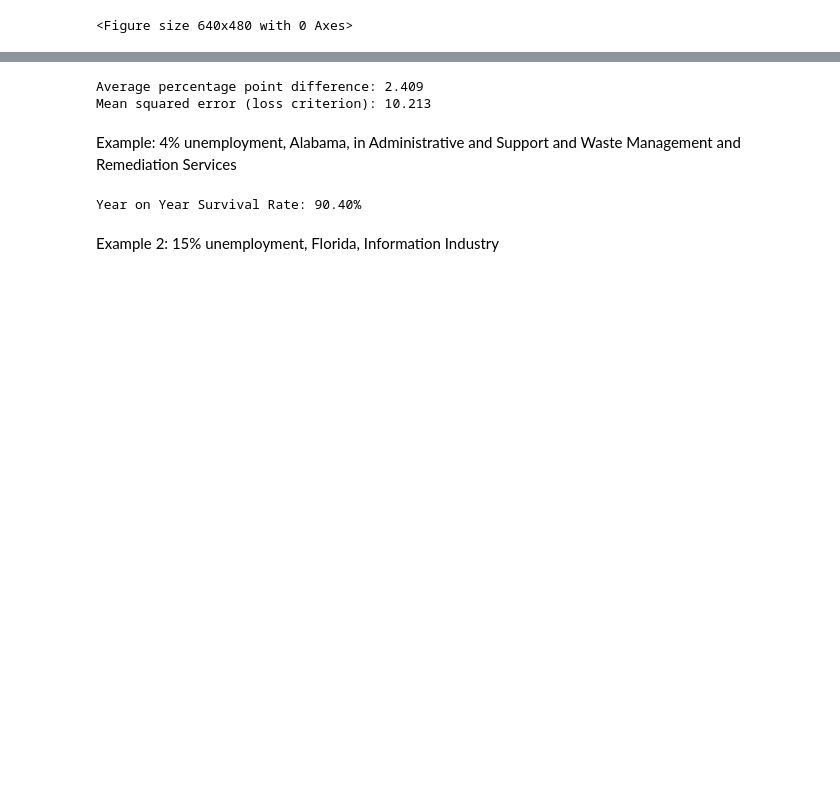
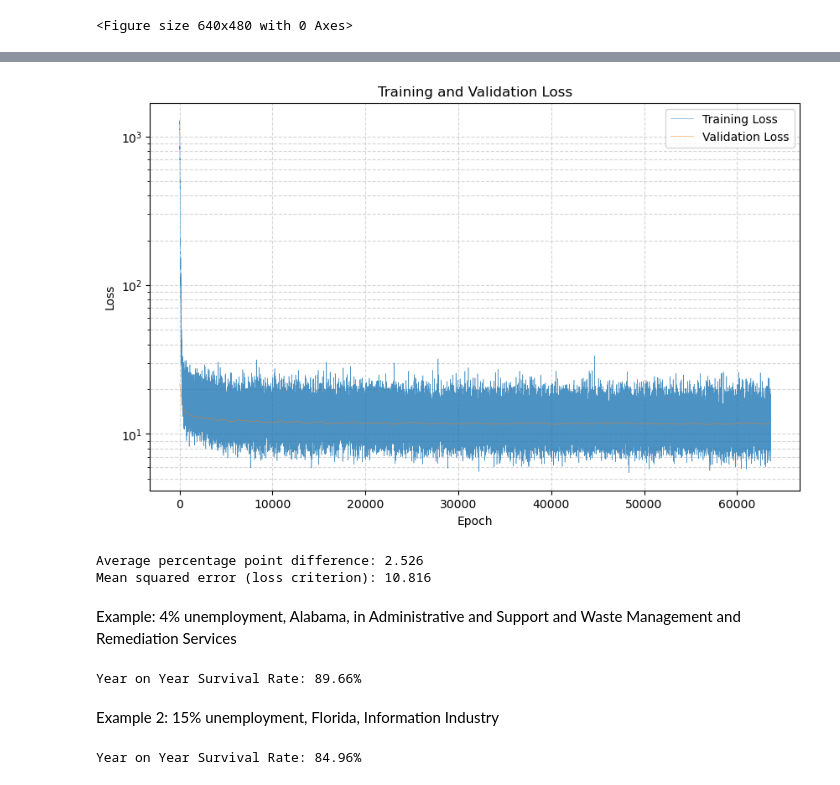
Before and after one commit to SebastianSeljak/PIC16B_Econ, a Jupyter notebook: model.ipynb, the cells around one changed output, grey strips where cells are left out. Saved outputs shown, nothing was run; the diff lists cells and outputs as text; code cells hidden in the pictures; blank space fills up the shorter version.

Commit message:
More advanced models added, with regularization and stronger learning capabilities. Added models to cache

```diff
--- a/model.ipynb
+++ b/model.ipynb
@@ -443,0 +825,18 @@ plt.semilogy(loss_data_optimal, linewidth=0.4, alpha=0.8)
+# %%
+best_params = (175, 50, 0.001, 64, 20)
+h1, h2, lr, bs, ep = best_params
+
+train_val_data, test_data = train_test_split(final_dataset, test_size=0.2, random_state=42)
+train_data, val_data = train_test_split(train_val_data, test_size=0.125, random_state=42)
+
+# Create DataLoader for training and testing sets
+train_dataset = EconDataset(train_data, "State", "Industry", "Unemployment Rate", "Response")
+test_dataset = EconDataset(test_data, "State", "Industry", "Unemployment Rate", "Response")
+val_dataset = EconDataset(val_data, "State", "Industry", "Unemployment Rate", "Response")
+
+train_dataloader = DataLoader(train_dataset, batch_size=bs, shuffle=True)
+test_dataloader = DataLoader(test_dataset, batch_size=bs, shuffle=False)
+val_dataloader = DataLoader(val_dataset, batch_size=bs, shuffle=False)
+
+model_combined = SurvivalRateModel_Combined(input_size=input_size, hidden_size1=h1, hidden_size2=h2, hidden_size3=50, hidden_size4=25)
+loss_data_combined = model_combined.train_loop(train_dataloader, num_epochs=200, learning_rate=lr, device="cpu", val_dataloader=val_dataloader)
@@ -443,0 +857,22 @@ plt.semilogy(loss_data_optimal, linewidth=0.4, alpha=0.8)
+# %%
+train_loss, val_loss = loss_data_combined
+
+# Extend the validation loss to match the length of the training loss
+if len(val_loss) < len(train_loss):
+    val_loss_extended = np.interp(np.arange(len(train_loss)), np.linspace(0, len(train_loss) - 1, len(val_loss)), val_loss)
+else:
+    val_loss_extended = val_loss
+
+import matplotlib.pyplot as plt
+plt.figure(figsize=(10, 6))
+plt.plot(train_loss, label='Training Loss', linewidth=0.4, alpha=0.8)
+plt.plot(val_loss_extended, label='Validation Loss', linewidth=0.4, alpha=0.8)
+plt.xlabel('Epoch')
+plt.ylabel('Loss')
+plt.title('Training and Validation Loss')
+plt.yscale('log')
+plt.legend()
+plt.grid(True, which="both", ls="--", alpha=0.5)
+plt.show()
+# %% [output]
+[figure, added]
@@ -444,10 +885,10 @@ plt.semilogy(loss_data_optimal, linewidth=0.4, alpha=0.8)
 # %%
-predicted, actual = model_optimal.evaluate(test_dataloader, device="cpu")
+predicted, actual = model_combined.evaluate(test_dataloader, device="cpu")
 print(f"Average percentage point difference: {np.mean(abs(actual - predicted)):1.3f}")
 print(f"Mean squared error (loss criterion): {np.mean(abs(np.square(actual - predicted))):2.3f}")
 # %% [output]
-Average percentage point difference: 2.409
-Mean squared error (loss criterion): 10.213
+Average percentage point difference: 2.526
+Mean squared error (loss criterion): 10.816
 # %% [markdown]
 Example: 4% unemployment, Alabama, in Administrative and Support and Waste Management and Remediation Services
 # %%
@@ -457,9 +898,9 @@ sample_input = torch.tensor(np.concatenate([
     train_dataset.industry_encoder.transform([[1]]).reshape(-1, 1)
 ], axis=0), dtype=torch.float32).T
 # %%
-print(f"Year on Year Survival Rate: {float(model_optimal(sample_input)):1.2f}%")
+print(f"Year on Year Survival Rate: {float(model_combined(sample_input)):1.2f}%")
 # %% [output]
-Year on Year Survival Rate: 90.40%
+Year on Year Survival Rate: 89.66%
 # %% [markdown]
 Example 2: 15% unemployment, Florida, Information Industry
 # %%
@@ -468,3 +909,7 @@ sample_input = torch.tensor(np.concatenate([
     train_dataset.state_encoder.transform([[9]]).reshape(-1, 1),
     train_dataset.industry_encoder.transform([[8]]).reshape(-1, 1)
 ], axis=0), dtype=torch.float32).T
+# %%
+print(f"Year on Year Survival Rate: {float(model_combined(sample_input)):1.2f}%")
+# %% [output]
+Year on Year Survival Rate: 84.96%
```
Also changed, not shown: parts of 23 cells of this notebook, 10 other files.
